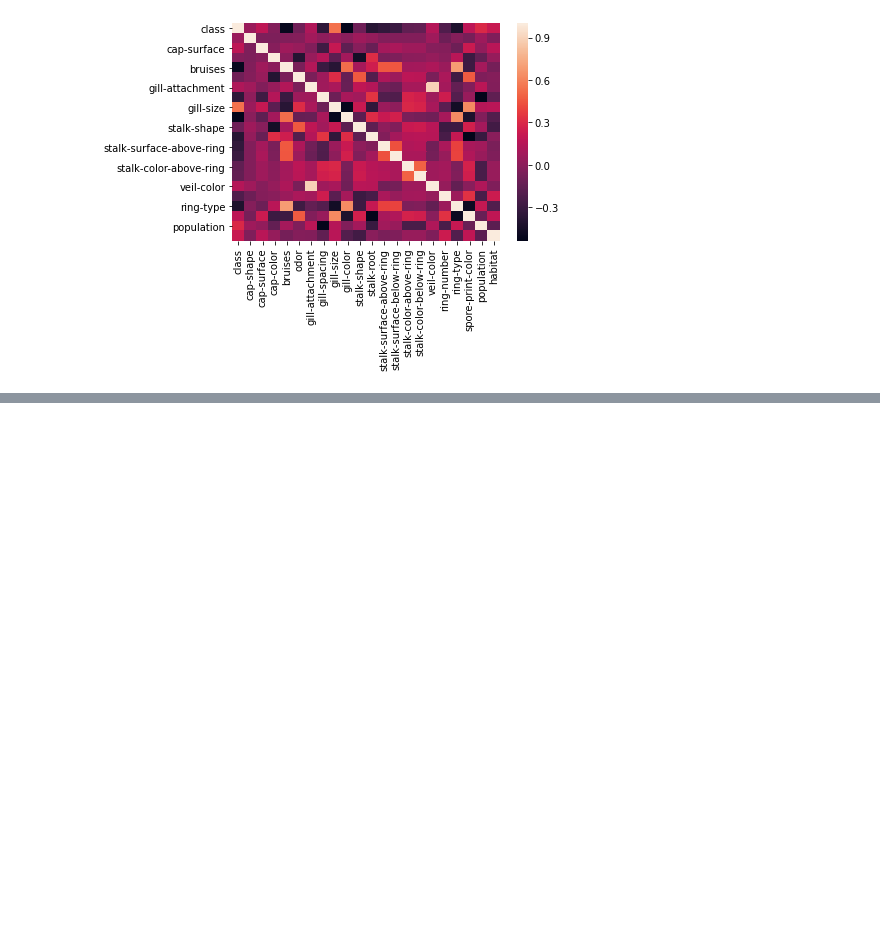
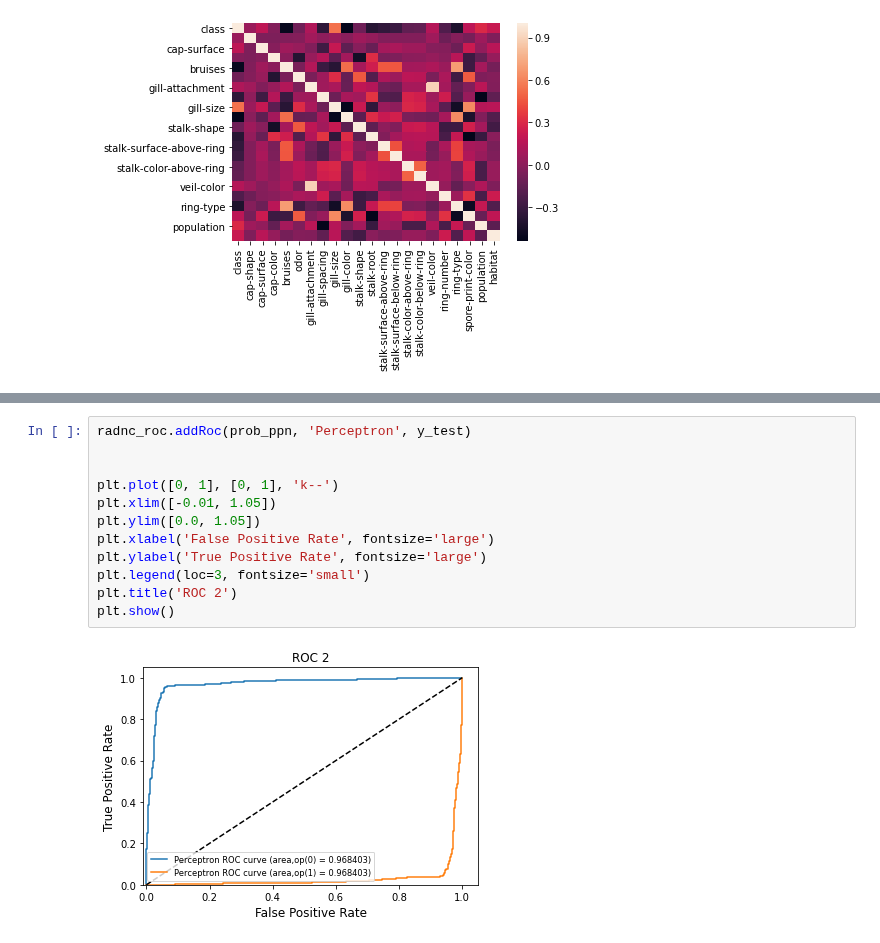
Before and after one commit to iagsav/ml_rob_nets_2020, a Jupyter notebook: ml/lab2/Skrynsky/Skrynsky_lab2.ipynb, the cells around one changed output, grey strips where cells are left out. Cells and saved outputs as stored; diff of their text form; blank space fills up the shorter version.

```diff
--- a/ml/lab2/Skrynsky/Skrynsky_lab2.ipynb
+++ b/ml/lab2/Skrynsky/Skrynsky_lab2.ipynb
@@ -160,0 +311,14 @@ sns.heatmap(table_corr)
+# %%
+radnc_roc.addRoc(prob_ppn, 'Perceptron', y_test)
+
+
+plt.plot([0, 1], [0, 1], 'k--')
+plt.xlim([-0.01, 1.05])
+plt.ylim([0.0, 1.05])
+plt.xlabel('False Positive Rate', fontsize='large')
+plt.ylabel('True Positive Rate', fontsize='large')
+plt.legend(loc=3, fontsize='small')
+plt.title('ROC 2')
+plt.show()
+# %% [output]
+[figure, added]
```
Also changed, not shown: parts of 20 cells of this notebook.
